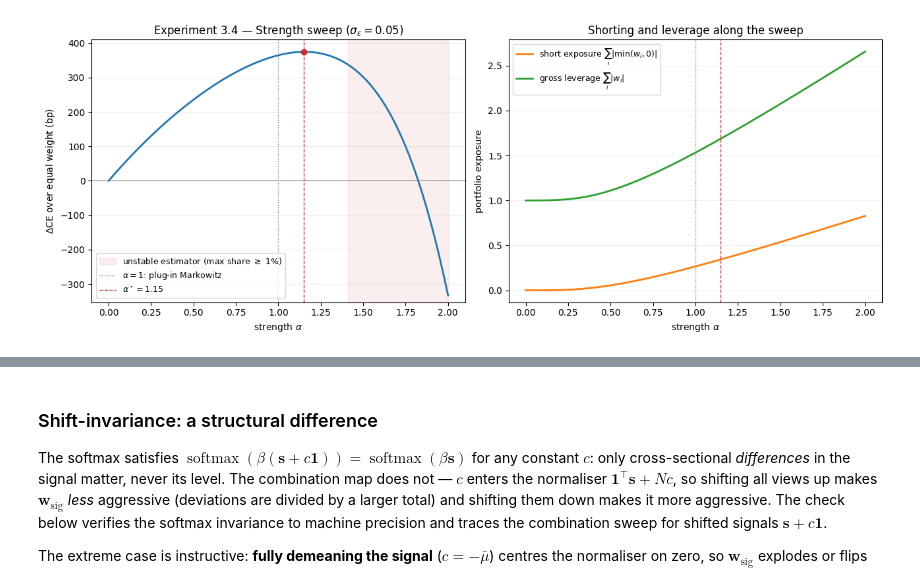
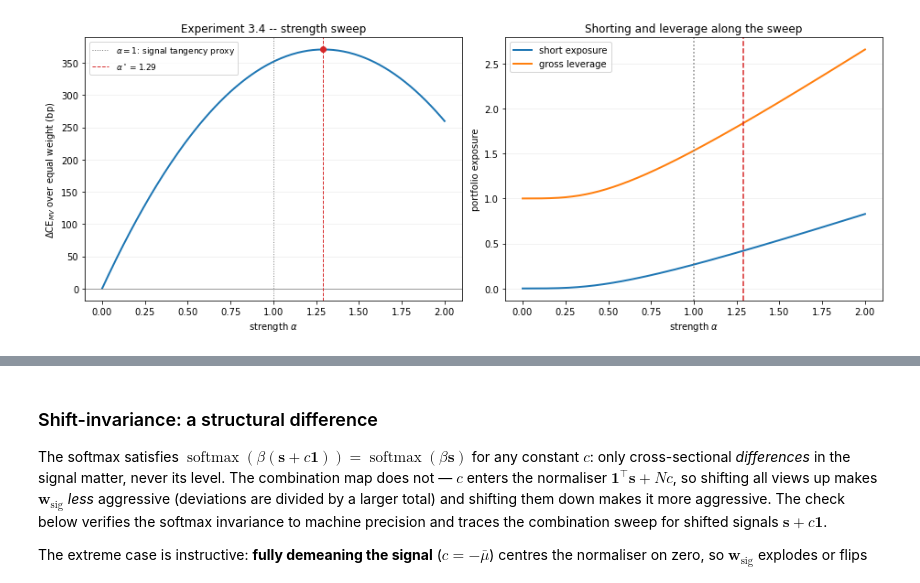
Before and after one commit to buffettlaw/COMP0077_Signal_Strength_in_Portfolio_Construction, a Jupyter notebook: combination_simulation.ipynb, the cells around one changed output, grey strips where cells are left out. Drawn from its saved outputs; the diff is of its cells as text; code cells hidden in the pictures.

Commit message:
Final update to the combination portfolio

```diff
--- a/combination_simulation.ipynb
+++ b/combination_simulation.ipynb
@@ -119,66 +124,46 @@ Two numerical checks anchor the map to its neighbours:
 # %%
-sigma_eps_base = 0.05   # baseline signal noise, comparable to the drift dispersion
+sigma_eps_base = 0.05
+s_base = mu + sigma_eps_base * eps0
+mask = valid_mask(s_base)
+sm, Rm = s_base[mask], R[mask]
+print(f"normaliser domain rule: retained {mask.sum()} and dropped {(~mask).sum()} of {n_sims}")
 
-s_base = mu + sigma_eps_base * eps0
-mask   = valid_mask(s_base)
-sm, Rm = s_base[mask], R[mask]
-n_kept = int(mask.sum())
-print(f"normaliser guard: dropped {n_sims - n_kept} of {n_sims} replications ({(~mask).mean():.3%})")
+CE_a, SHORT_a, LEV_a = ce_sweep(sm, alpha_grid, Rm)
+astar, _, k = alpha_star(alpha_grid, CE_a)
+dCE_a = 1e4*(CE_a-CE_a[0])
 
-CE_a, MSH_a, SHORT_a, LEV_a = ce_sweep(sm, alpha_grid, Rm)
-astar, ce_at_astar, k = alpha_star(alpha_grid, CE_a, MSH_a)
-dCE_a = 1e4 * (CE_a - CE_a[0])
-unstable = MSH_a >= msh_max
+w1 = combination_weights(sm, 1.0)
+w_sig = sm/sm.sum(axis=1,keepdims=True)
+print(f"alpha=1 vs signal tangency-direction proxy: max |difference| = {np.abs(w1-w_sig).max():.2e}")
 
-# ---- numerical check 1: alpha = 1 is plug-in Markowitz exactly ----
-w1    = combination_weights(sm, 1.0)
-w_sig = sm / sm.sum(axis=1, keepdims=True)
-print(f"alpha=1 vs w_sig: max |difference| = {np.abs(w1 - w_sig).max():.2e}")
+sbar = sm.mean(axis=1,keepdims=True)
+for a_chk in [0.05,0.10]:
+    ce_c=ce_of(combination_weights(sm,a_chk),Rm)
+    z=(a_chk/sbar)*sm; z-=z.max(axis=1,keepdims=True); e=np.exp(z)
+    ce_sd=ce_of(e/e.sum(axis=1,keepdims=True),Rm)
+    ce_fx=ce_of(softmax_weights(sm,a_chk/mu_bar),Rm)
+    print(f"alpha={a_chk}: dCE_MV comb={1e4*(ce_c-CE_a[0]):5.1f} bp | per-draw softmax="
+          f"{1e4*(ce_sd-CE_a[0]):5.1f} bp | fixed-beta softmax={1e4*(ce_fx-CE_a[0]):5.1f} bp")
 
-# ---- numerical check 2: small-alpha tangency with the softmax ----
-sbar = sm.mean(axis=1, keepdims=True)
-for a_chk in [0.05, 0.10]:
-    ce_c  = ce_of(combination_weights(sm, a_chk), Rm)
-    # per-draw mapping beta = alpha / sbar (exact to first order)
-    z = (a_chk / sbar) * sm; z -= z.max(axis=1, keepdims=True); e = np.exp(z)
-    ce_sd = ce_of(e / e.sum(axis=1, keepdims=True), Rm)
-    ce_fx = ce_of(softmax_weights(sm, a_chk / mu_bar), Rm)   # fixed mapping beta = alpha/mu_bar
-    print(f"alpha={a_chk}: dCE comb = {1e4*(ce_c - CE_a[0]):5.1f} bp | per-draw softmax = "
-          f"{1e4*(ce_sd - CE_a[0]):5.1f} bp | fixed-beta softmax = {1e4*(ce_fx - CE_a[0]):5.1f} bp")
+fig,axes=plt.subplots(1,2,figsize=(13,5))
+ax=axes[0]; ax.plot(alpha_grid,dCE_a,lw=2); ax.axhline(0,color='grey',lw=.8)
+ax.axvline(1,color='grey',ls=':',lw=1,label=r'$\alpha=1$: signal tangency proxy')
+ax.axvline(astar,color='tab:red',ls='--',lw=1,label=fr'$\alpha^\star={astar:.2f}$')
+ax.scatter([astar],[dCE_a[k]],color='tab:red',zorder=5)
+ax.set(xlabel=r'strength $\alpha$',ylabel=r'$\Delta$CE$_{MV}$ over equal weight (bp)',title='Experiment 3.4 -- strength sweep')
+ax.grid(axis='y',alpha=.2); ax.legend(fontsize=9)
+ax=axes[1]; ax.plot(alpha_grid,SHORT_a,lw=2,label='short exposure'); ax.plot(alpha_grid,LEV_a,lw=2,label='gross leverage')
+ax.axvline(astar,color='tab:red',ls='--'); ax.axvline(1,color='grey',ls=':')
+ax.set(xlabel=r'strength $\alpha$',ylabel='portfolio exposure',title='Shorting and leverage along the sweep')
+ax.grid(axis='y',alpha=.2); ax.legend(); plt.tight_layout(); plt.show()
 
-# ---- plot ----
-fig, axes = plt.subplots(1, 2, figsize=(13, 5))
-ax = axes[0]
-ax.plot(alpha_grid, dCE_a, lw=2)
-if unstable.any():
-    ax.axvspan(alpha_grid[unstable].min(), alpha_grid[-1], color='tab:red', alpha=0.08,
-               label=f'unstable estimator (max share $\\geq$ {msh_max:.0%})')
-ax.axhline(0, color='grey', lw=0.8)
-ax.axvline(1.0, color='grey', ls=':', lw=1, label=r'$\alpha=1$: plug-in Markowitz')
-ax.axvline(astar, color='tab:red', ls='--', lw=1, label=fr'$\alpha^\star = {astar:.2f}$')
-ax.scatter([astar], [dCE_a[k]], color='tab:red', zorder=5)
-ax.set_xlabel(r'strength $\alpha$')
-ax.set_ylabel(r'$\Delta$CE over equal weight (bp)')
-ax.set_title(fr'Experiment 3.4 — Strength sweep ($\sigma_\varepsilon = {sigma_eps_base}$)')
-ax.set_ylim(1e4 * min(-0.02, (CE_a - CE_a[0]).min()) - 20, None)
-ax.grid(axis='y', alpha=0.2)
-ax.legend(fontsize=9)
-
-ax = axes[1]
-ax.plot(alpha_grid, SHORT_a, lw=2, color='tab:orange', label=r'short exposure $\sum_i |\min(w_i,0)|$')
-ax.plot(alpha_grid, LEV_a, lw=2, color='tab:green', label=r'gross leverage $\sum_i |w_i|$')
-ax.axvline(astar, color='tab:red', ls='--', lw=1)
-ax.axvline(1.0, color='grey', ls=':', lw=1)
-ax.set_xlabel(r'strength $\alpha$')
-ax.set_ylabel('portfolio exposure')
-ax.set_title('Shorting and leverage along the sweep')
-ax.grid(axis='y', alpha=0.2)
-ax.legend(fontsize=9)
-plt.tight_layout(); plt.show()
-
-print(f"\nalpha* = {astar:.2f}  (max single-draw share there: {MSH_a[k]:.2%})")
-print(f"CE gain at alpha*: {dCE_a[k]:.1f} bp over equal weight")
-print(f"at alpha*: short exposure = {SHORT_a[k]:.2f}, gross leverage = {LEV_a[k]:.2f}")
-if unstable.any():
-    print(f"estimator unstable for alpha >= {alpha_grid[unstable].min():.2f}")
+p0=Rm.mean(axis=1); pstar=(combination_weights(sm,astar)*Rm).sum(axis=1)
+_,se_star=paired_block_ce(pstar,p0)
+print(f"\nalpha*={astar:.2f}; CE_MV gain={dCE_a[k]:.1f} bp; paired MC SE={se_star:.1f} bp")
+print(f"at alpha*: short exposure={SHORT_a[k]:.2f}, gross leverage={LEV_a[k]:.2f}")
+print("\nnormaliser-threshold sensitivity")
+print(f"{'threshold':>10}{'dropped':>10}{'alpha*':>9}{'peak dCE_MV':>14}")
+for thr in [0.05,0.10,0.20]:
+    mt=valid_mask(s_base,frac=thr); ce_t,_,_=ce_sweep(s_base[mt],alpha_grid,R[mt]); at,_,kt=alpha_star(alpha_grid,ce_t)
+    print(f"{thr:>10.0%}{(~mt).sum():>10}{at:>9.2f}{1e4*(ce_t[kt]-ce_t[0]):>14.1f}")
 # %% [output]
@@ -189 +174 @@ alpha=0.1: dCE comb =  55.2 bp | per-draw softmax =  55.1 bp | fixed-beta softma
-[figure, old version]
+[figure, new version]
```
Also changed, not shown: parts of 34 cells of this notebook.
